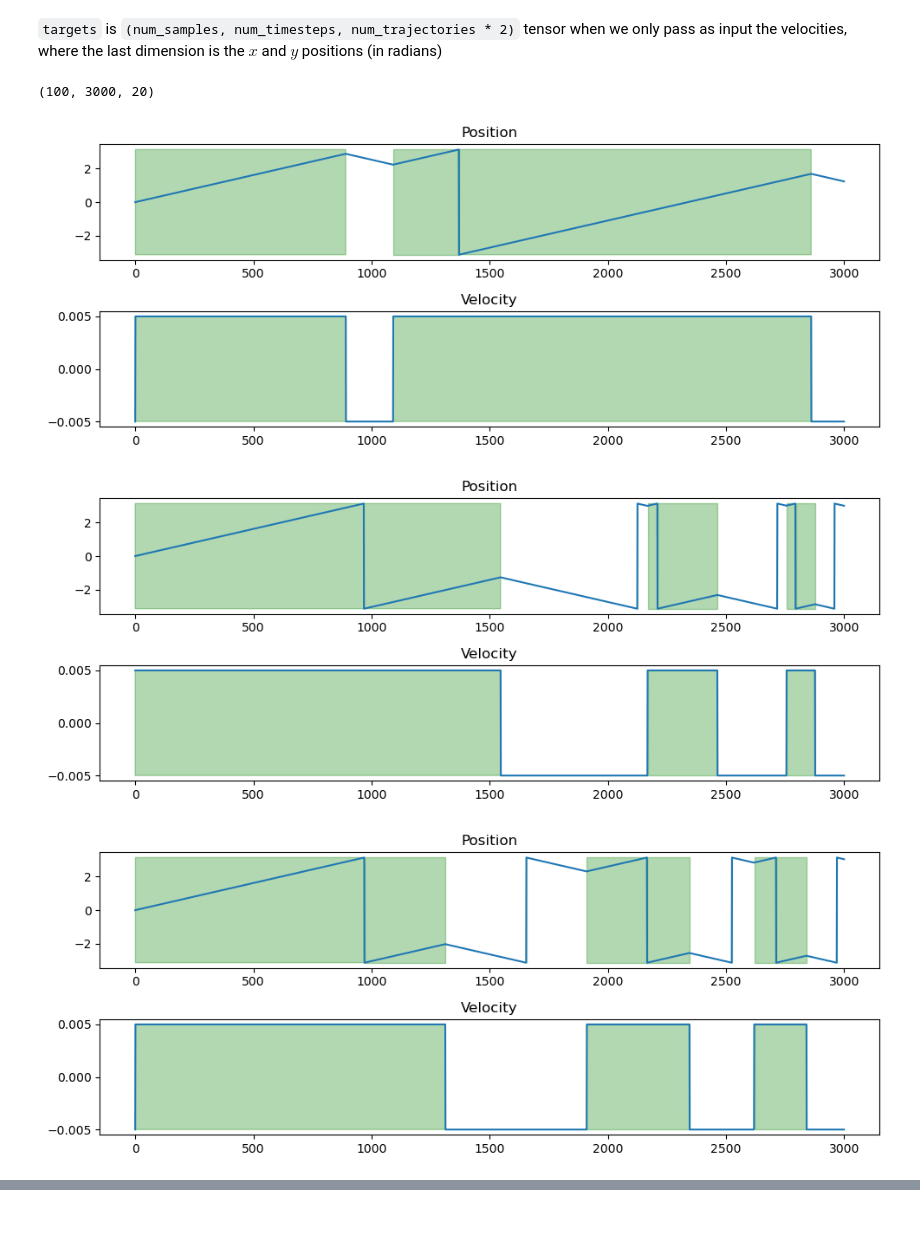
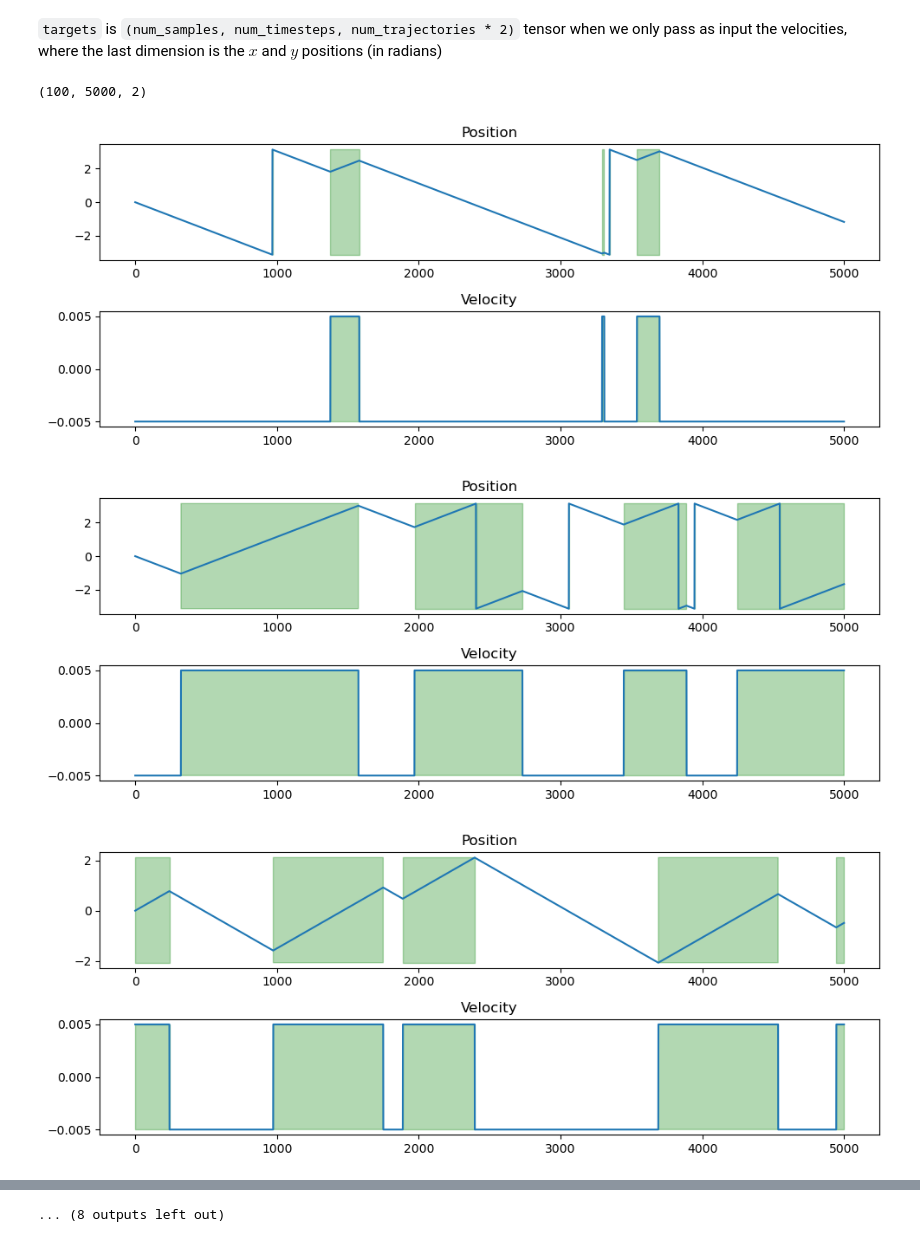
Before and after one commit to alexnegron/modular-dynamics, a Jupyter notebook: notebooks/ind_vel_int_task_test.ipynb, the cells around one changed output, grey strips where cells are left out. Cells and saved outputs as stored; diff of their text form; code cells hidden in the pictures.

Commit message:
flip process is binary poisson (exp wait times)

```diff
--- a/notebooks/ind_vel_int_task_test.ipynb
+++ b/notebooks/ind_vel_int_task_test.ipynb
@@ -60,9 +57,9 @@ print(random_number)
 # %%
 # Define parameters
 num_samples = 100
-num_trajectories = 10
-num_timesteps = 3000
-num_flips = 5
+num_trajectories = 1
+num_timesteps = 5000
+flip_rate = 2e-3
 omega_process = 'binary'
 omega_value = 0.005
 dt = 0.5
@@ -72,7 +69,7 @@ inputs, targets = generate_dataset(num_samples,
                                    num_timesteps,
                                    num_trajectories,
                                    dt=dt,
-                                   num_flips=num_flips,
+                                   flip_rate=flip_rate,
                                    omega_value=omega_value,
                                    include_initial_position=False
                                    )
@@ -87,33 +84,33 @@ inputs.shape
 # %%
 targets.shape
 # %% [output]
-(100, 3000, 20)
+(100, 5000, 2)
 # %%
-traj_idx = 8
-for i in range(num_samples)[::10]:
+traj_idx = 0
+for i in range(num_samples)[::5]:
     fig, axs = plt.subplots(2, 1, figsize=(10, 4))
 
     # Compute the angle from the target positions
     angle = np.arctan2(targets[i, :, 2*traj_idx+1], targets[i, :, 2*traj_idx])
 
     # Plot corresponding position from targets
     axs[0].plot(angle)
     axs[0].set_title('Position')
 
     # Shade regions where position is increasing
     axs[0].fill_between(range(len(angle)), angle.min(), angle.max(), where=np.diff(angle, prepend=0) > 0, color='green', alpha=0.3)
 
     # Plot omega trajectory
     velocity = inputs[i, :, traj_idx]
     axs[1].plot(velocity)
     axs[1].set_title('Velocity')
 
     # Shade regions where velocity is positive
     axs[1].fill_between(range(len(velocity)), velocity.min(), velocity.max(), where=velocity > 0, color='green', alpha=0.3)
 
     plt.tight_layout()
     plt.show()
 # %% [output]
-[figure, old version]
+[figure, new version]
-[figure, old version]
+[figure, new version]
-[figure, old version]
+[figure, new version]
@@ -126,0 +126 @@ for i in range(num_samples)[::10]:
+... (8 outputs left out)
```
Also changed, not shown: parts of 3 cells of this notebook, 1 other file.
